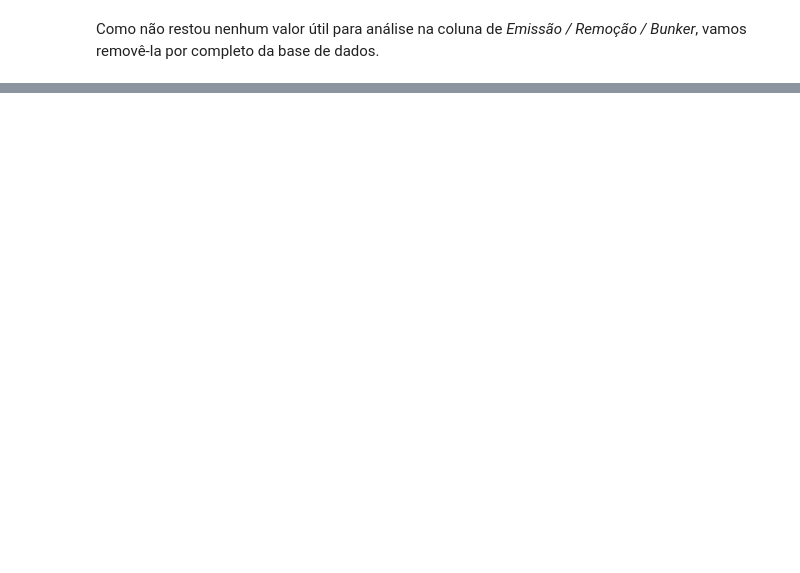
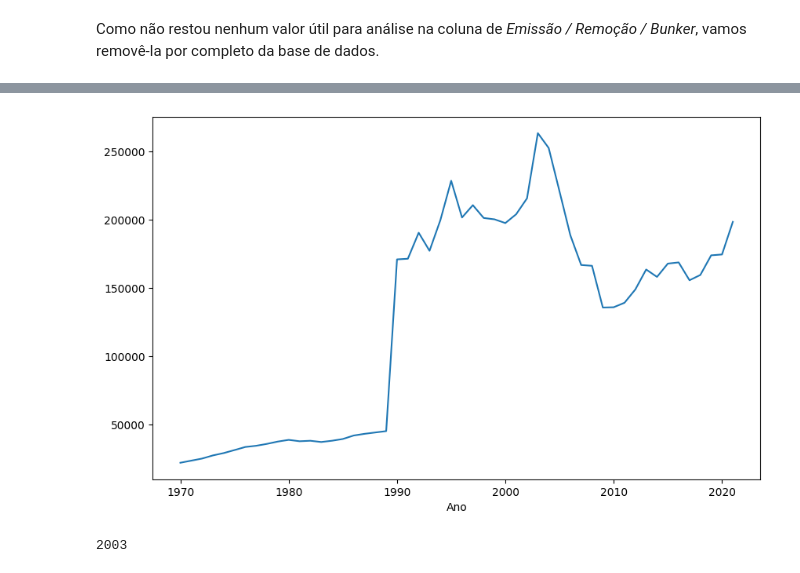
Before and after one commit to lukaswyllis/formacao_python_para_data_science, a Jupyter notebook: Curso 6 -Pandas - Selecionando e agrupando dados.ipynb, the cells around one changed output, grey strips where cells are left out. Drawn from its saved outputs; the diff is of its cells as text; code cells hidden in the pictures; blank space fills up the shorter version.

```diff
--- a/Curso 6 -Pandas - Selecionando e agrupando dados.ipynb
+++ b/Curso 6 -Pandas - Selecionando e agrupando dados.ipynb
@@ -193,0 +326,8 @@ emissoes_gases
+# %%
+emissoes_por_ano.groupby('Ano')['Emissão'].mean().plot(figsize = (10, 6));
+# %% [output]
+[figure, added]
+# %%
+emissoes_por_ano.groupby('Ano')['Emissão'].mean().idxmax()
+# %% [output]
+2003
```
Also changed, not shown: parts of 42 cells of this notebook.
